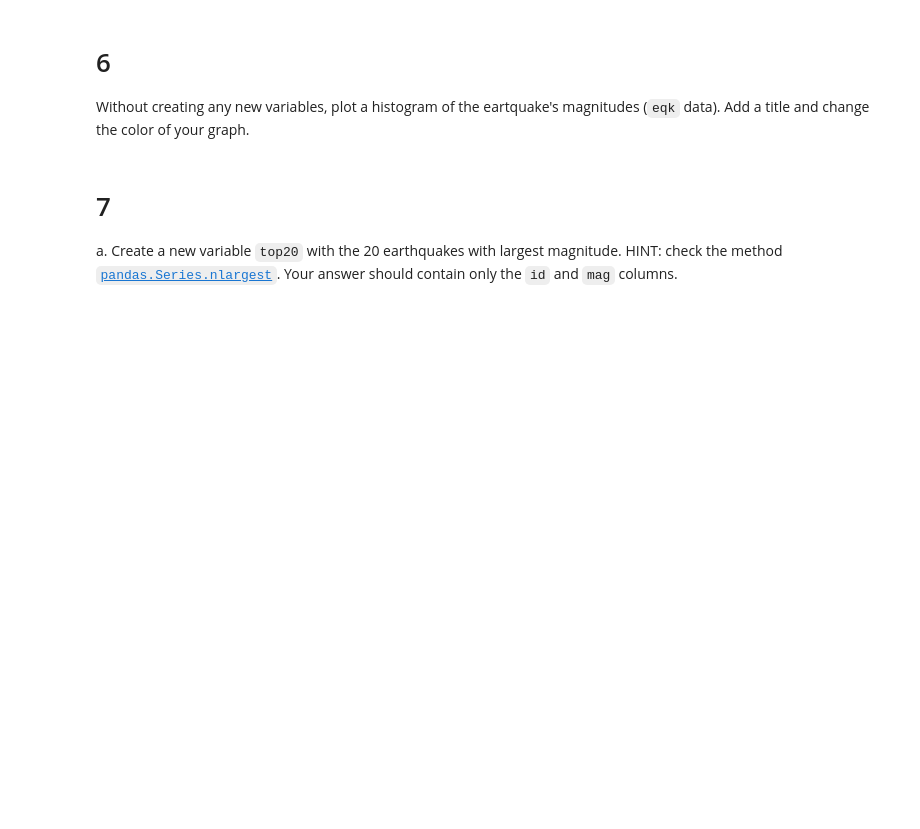
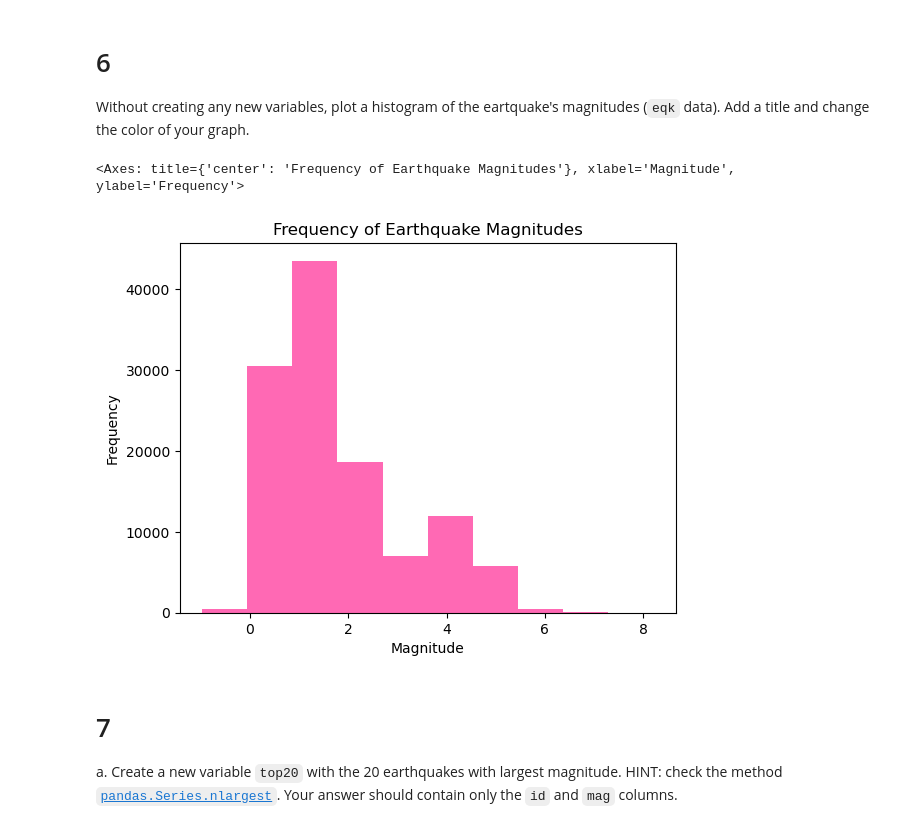
Before and after one commit to NatBonnet/eds220-hwk1, a Jupyter notebook: task3/hwk1-task3-earthquakes.ipynb, the cells around one changed output. Cells and saved outputs as stored; diff of their text form; code cells hidden in the pictures; blank space fills up the shorter version.

```diff
--- a/task3/hwk1-task3-earthquakes.ipynb
+++ b/task3/hwk1-task3-earthquakes.ipynb
@@ -111,7 +111,7 @@ q3 results: All test cases passed!
 
 a. Select only earthquake events and store them as `eqk` (variable name). Update the index of `eqk` to be the `id` column of the dataframe.
 # %%
-eqk = raw_eqk.set_index
+eqk = raw_eqk.loc[raw_eqk.type == 'earthquake'].set_index('id')
 # %%
 # View the dataframe
 eqk
@@ -197,6 +172,14 @@ q5 results:
 
 # 6
 Without creating any new variables, plot a histogram of the eartquake's magnitudes (`eqk` data). Add a title and change the color of your graph.
+# %%
+eqk.mag.plot(kind = "hist",
+            title = "Frequency of Earthquake Magnitudes",
+            xlabel = "Magnitude",
+            color = "hotpink")
+# %% [output]
+<Axes: title={'center': 'Frequency of Earthquake Magnitudes'}, xlabel='Magnitude', ylabel='Frequency'>
+[figure, added]
 # %% [markdown]
 <!-- END QUESTION -->
 
```
Also changed, not shown: parts of 22 cells of this notebook.
